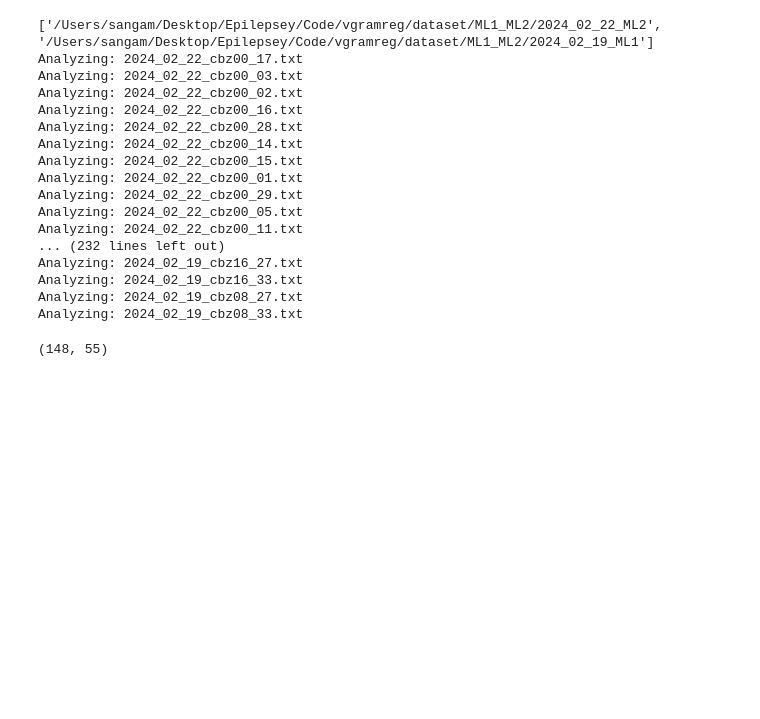
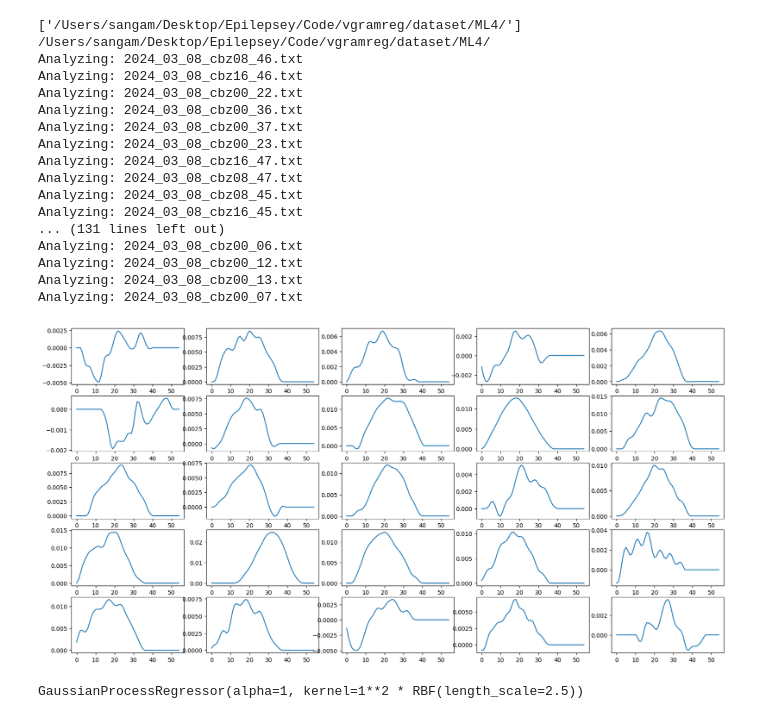
Before and after one commit to ramseylab/vgramreg, a Jupyter notebook: notebooks/Raw_Gaussian_Process.ipynb, the cells around one changed output. Drawn from its saved outputs; the diff is of its cells as text; code cells hidden in the pictures; blank space fills up the shorter version.

```diff
--- a/notebooks/Raw_Gaussian_Process.ipynb
+++ b/notebooks/Raw_Gaussian_Process.ipynb
@@ -134,5 +139,5 @@ def load_dataset(dataset_path=None) -> Tuple[pd.DataFrame, pd.DataFrame, pd.Seri
 # %%
-all_dataset = glob('/Users/sangam/Desktop/Epilepsey/Code/vgramreg/dataset/ML1_ML2/*')
+all_dataset = glob('/Users/sangam/Desktop/Epilepsey/Code/vgramreg/dataset/ML4/')
 
 do_log   = True
 recenter = False
@@ -144,23 +149,24 @@ w2       = 0.17
 
 print(all_dataset)
 for dataset_path in all_dataset:
+    print(dataset_path)
     data = run_vg2_raw(dataset_path, do_log, recenter, bw, s, c, w1, w2)
 # %% [output]
-['/Users/sangam/Desktop/Epilepsey/Code/vgramreg/dataset/ML1_ML2/2024_02_22_ML2', '/Users/sangam/Desktop/Epilepsey/Code/vgramreg/dataset/ML1_ML2/2024_02_19_ML1']
-Analyzing: 2024_02_22_cbz00_17.txt
-Analyzing: 2024_02_22_cbz00_03.txt
-Analyzing: 2024_02_22_cbz00_02.txt
-Analyzing: 2024_02_22_cbz00_16.txt
-Analyzing: 2024_02_22_cbz00_28.txt
-Analyzing: 2024_02_22_cbz00_14.txt
-Analyzing: 2024_02_22_cbz00_15.txt
-Analyzing: 2024_02_22_cbz00_01.txt
-Analyzing: 2024_02_22_cbz00_29.txt
-Analyzing: 2024_02_22_cbz00_05.txt
-Analyzing: 2024_02_22_cbz00_11.txt
-... (232 lines left out)
-Analyzing: 2024_02_19_cbz16_27.txt
-Analyzing: 2024_02_19_cbz16_33.txt
-Analyzing: 2024_02_19_cbz08_27.txt
-Analyzing: 2024_02_19_cbz08_33.txt
+['/Users/sangam/Desktop/Epilepsey/Code/vgramreg/dataset/ML4/']
+/Users/sangam/Desktop/Epilepsey/Code/vgramreg/dataset/ML4/
+Analyzing: 2024_03_08_cbz08_46.txt
+Analyzing: 2024_03_08_cbz16_46.txt
+Analyzing: 2024_03_08_cbz00_22.txt
+Analyzing: 2024_03_08_cbz00_36.txt
+Analyzing: 2024_03_08_cbz00_37.txt
+Analyzing: 2024_03_08_cbz00_23.txt
+Analyzing: 2024_03_08_cbz16_47.txt
+Analyzing: 2024_03_08_cbz08_47.txt
+Analyzing: 2024_03_08_cbz08_45.txt
+Analyzing: 2024_03_08_cbz16_45.txt
+... (131 lines left out)
+Analyzing: 2024_03_08_cbz00_06.txt
+Analyzing: 2024_03_08_cbz00_12.txt
+Analyzing: 2024_03_08_cbz00_13.txt
+Analyzing: 2024_03_08_cbz00_07.txt
 # %%
@@ -168,3 +175,18 @@ X_train, X_test, y_train, y_test = load_dataset('/Users/sangam/Desktop/Epilepsey
+# %%
+
+fig, axes = plt.subplots(5, 5, figsize=(20, 10))
+
+for i in range(5):
+    for j in range(5):
+        ax = axes[i, j]
+        ax.plot(blank_data_analysis[i*5+j])  # Plot random data
+
+plt.savefig('../blank_raw_ML4.png', dpi=300)
+# %% [output]
+[figure, added]
 # %%
+gp_model = GaussianProcessRegressor(kernel=1**2 * RBF(length_scale=2.5), alpha=1)
-# %% [output]
-(148, 55)
+# %%
+gp_model.fit(X_train, y_train)
+# %% [output]
+GaussianProcessRegressor(alpha=1, kernel=1**2 * RBF(length_scale=2.5))
```
Also changed, not shown: parts of 7 cells of this notebook, 6 other files.
